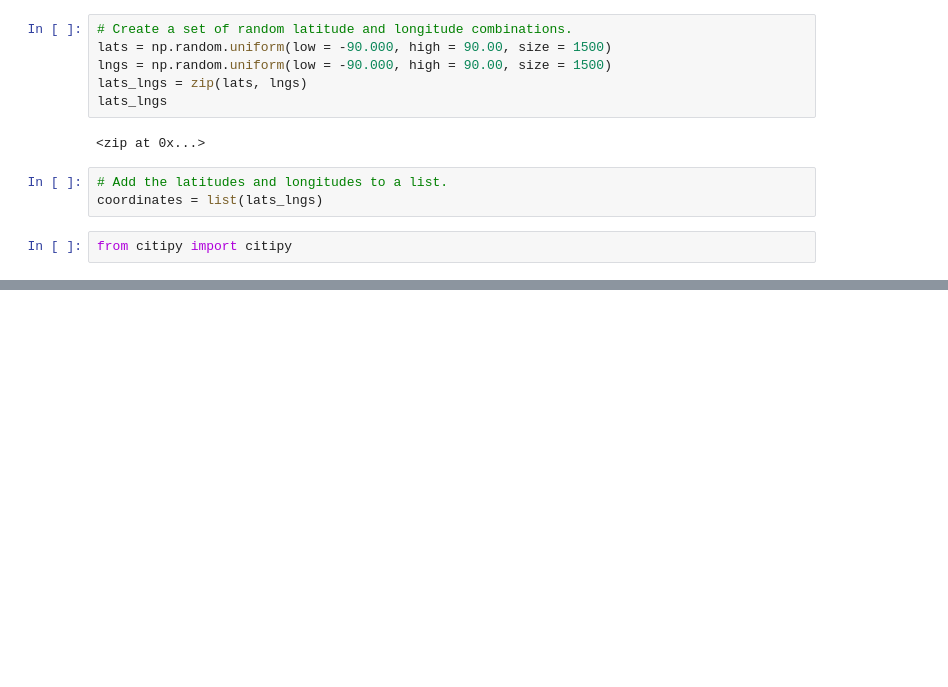
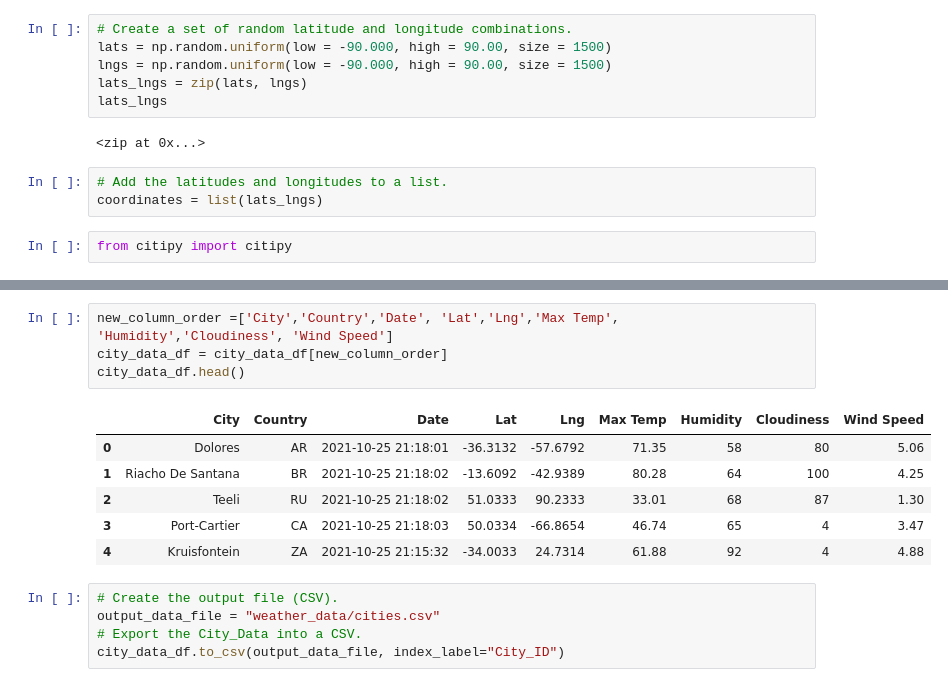
Before and after one commit to kristina1727/World_Weather_Analysis, a Jupyter notebook: WeatherPy.ipynb, the cells around one changed output, grey strips where cells are left out. Saved outputs shown, nothing was run; the diff lists cells and outputs as text; blank space fills up the shorter version.

```diff
--- a/WeatherPy.ipynb
+++ b/WeatherPy.ipynb
@@ -34,0 +137,16 @@ len(cities)
+# %%
+new_column_order =['City','Country','Date', 'Lat','Lng','Max Temp', 'Humidity','Cloudiness', 'Wind Speed']
+city_data_df = city_data_df[new_column_order]
+city_data_df.head()
+# %% [output]
+|  | City | Country | Date | Lat | Lng | Max Temp | Humidity | Cloudiness | Wind Speed |
+| 0 | Dolores | AR | 2021-10-25 21:18:01 | -36.3132 | -57.6792 | 71.35 | 58 | 80 | 5.06 |
+| 1 | Riacho De Santana | BR | 2021-10-25 21:18:02 | -13.6092 | -42.9389 | 80.28 | 64 | 100 | 4.25 |
+| 2 | Teeli | RU | 2021-10-25 21:18:02 | 51.0333 | 90.2333 | 33.01 | 68 | 87 | 1.30 |
+| 3 | Port-Cartier | CA | 2021-10-25 21:18:03 | 50.0334 | -66.8654 | 46.74 | 65 | 4 | 3.47 |
+| 4 | Kruisfontein | ZA | 2021-10-25 21:15:32 | -34.0033 | 24.7314 | 61.88 | 92 | 4 | 4.88 |
+# %%
+# Create the output file (CSV).
+output_data_file = "weather_data/cities.csv"
+# Export the City_Data into a CSV.
+city_data_df.to_csv(output_data_file, index_label="City_ID")
```
Also changed, not shown: parts of 6 cells of this notebook, 3 other files.
